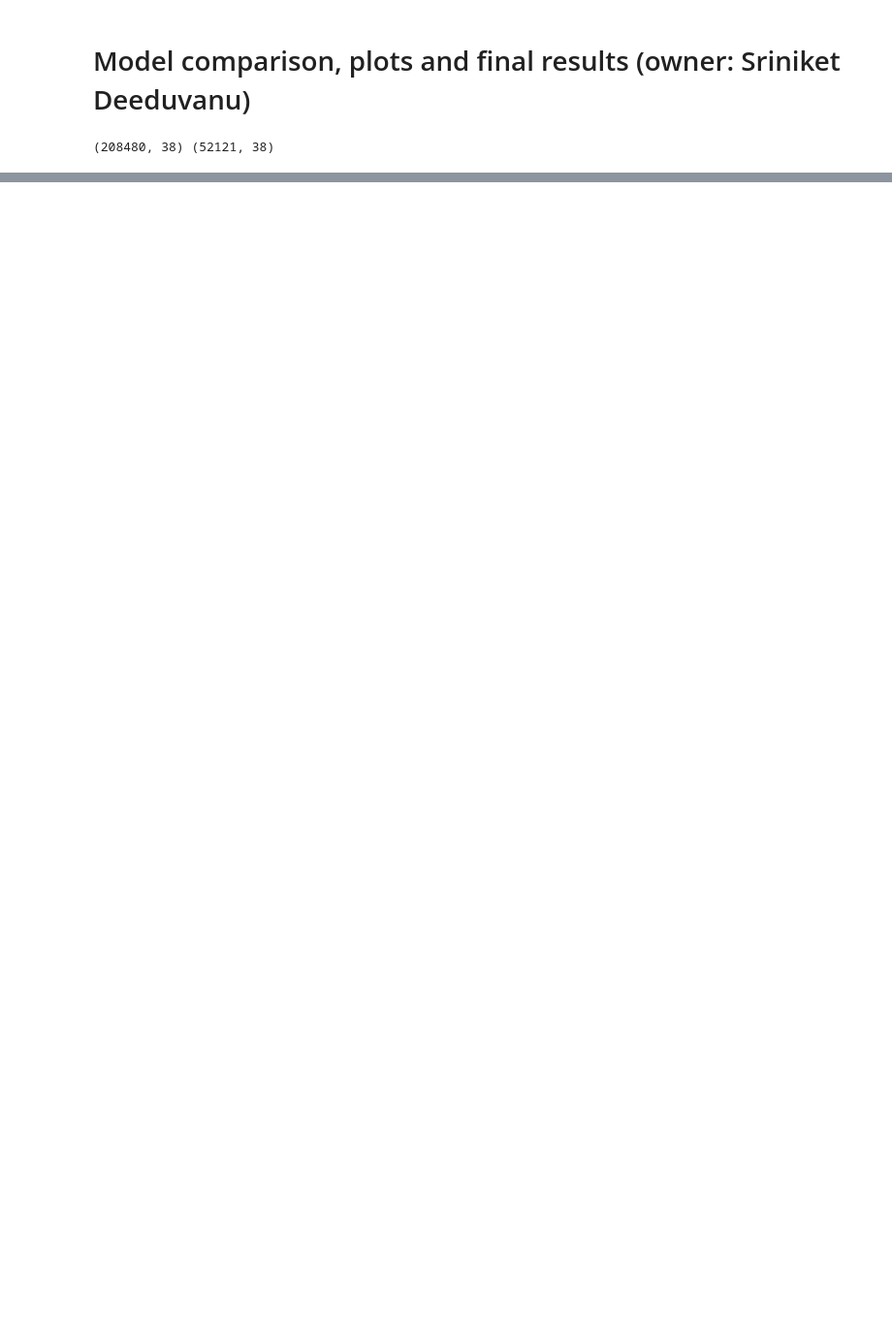
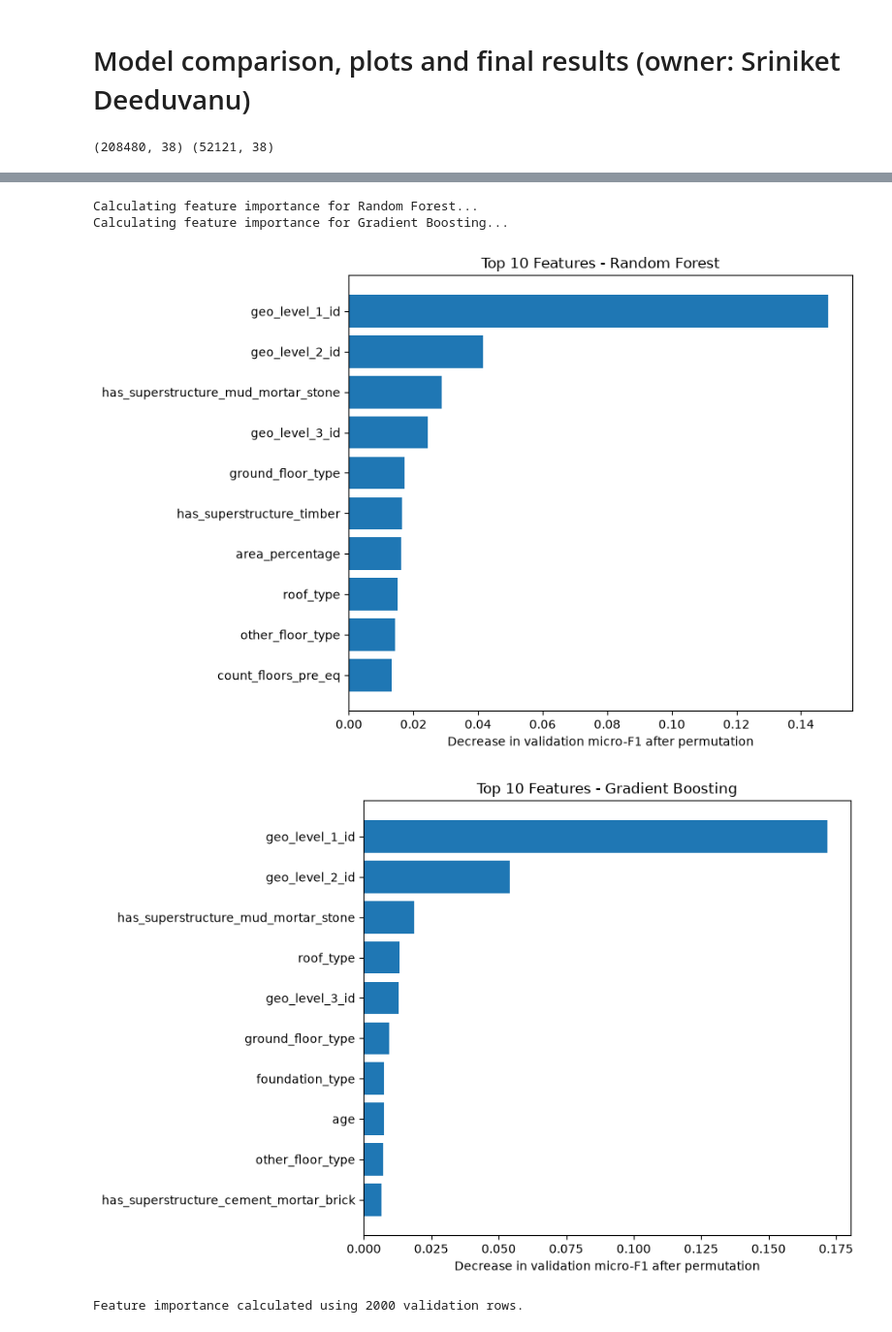
Before and after one commit to ayaanGH06/ML-Project-Earthquake-Damage, a Jupyter notebook: notebooks/06_model_comparison.ipynb, the cells around one changed output, grey strips where cells are left out. Shown at 97% size. Cells and saved outputs as stored; diff of their text form; code cells hidden in the pictures; blank space fills up the shorter version.

```diff
--- a/notebooks/06_model_comparison.ipynb
+++ b/notebooks/06_model_comparison.ipynb
@@ -101,0 +270,63 @@ else:
+# %%
+
+from sklearn.inspection import permutation_importance
+
+# Use a small validation sample to keep computation manageable
+sample_size = min(2000, len(X_val))
+X_sample = X_val.sample(n=sample_size, random_state=42)
+y_sample = y_val.loc[X_sample.index]
+
+importance_results = []
+
+for name, model in models.items():
+    print(f"Calculating feature importance for {name}...")
+
+    importance = permutation_importance(
+        model,
+        X_sample,
+        y_sample,
+        scoring="f1_micro",
+        n_repeats=3,
+        random_state=42,
+        n_jobs=-1
+    )
+
+    importance_df = pd.DataFrame({
+        "feature": X_sample.columns,
+        "importance": importance.importances_mean
+    }).sort_values("importance", ascending=False)
+
+    importance_df["model"] = name
+    importance_results.append(importance_df)
+
+importance_all = pd.concat(importance_results, ignore_index=True)
+
+# Plot the top 10 features for each model
+for name in models:
+    top_features = (
+        importance_all[importance_all["model"] == name]
+        .nlargest(10, "importance")
+        .sort_values("importance")
+    )
+
+    plt.figure(figsize=(9, 6))
+    plt.barh(top_features["feature"], top_features["importance"])
+    plt.xlabel("Decrease in validation micro-F1 after permutation")
+    plt.title(f"Top 10 Features - {name}")
+    plt.tight_layout()
+
+    safe_name = name.lower().replace(" ", "_")
+    plt.savefig(
+        figures_dir / f"{safe_name}_feature_importance.png",
+        dpi=150,
+        bbox_inches="tight"
+    )
+    plt.show()
+
+print("Feature importance calculated using", sample_size, "validation rows.")
+# %% [output]
+Calculating feature importance for Random Forest...
+Calculating feature importance for Gradient Boosting...
+[figure, added]
+[figure, added]
+Feature importance calculated using 2000 validation rows.
```
Also changed, not shown: parts of 4 cells of this notebook, 11 other files.
